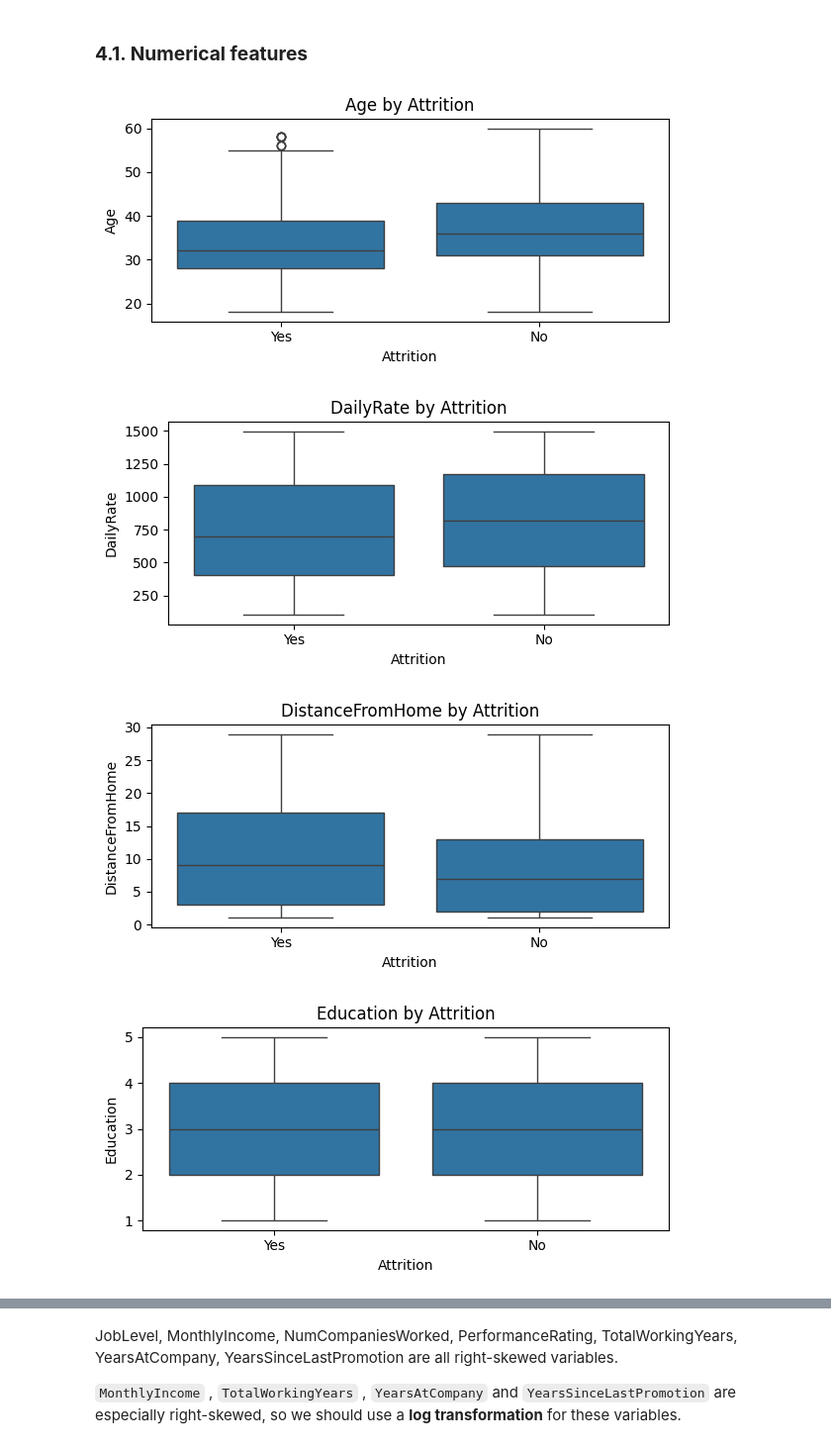
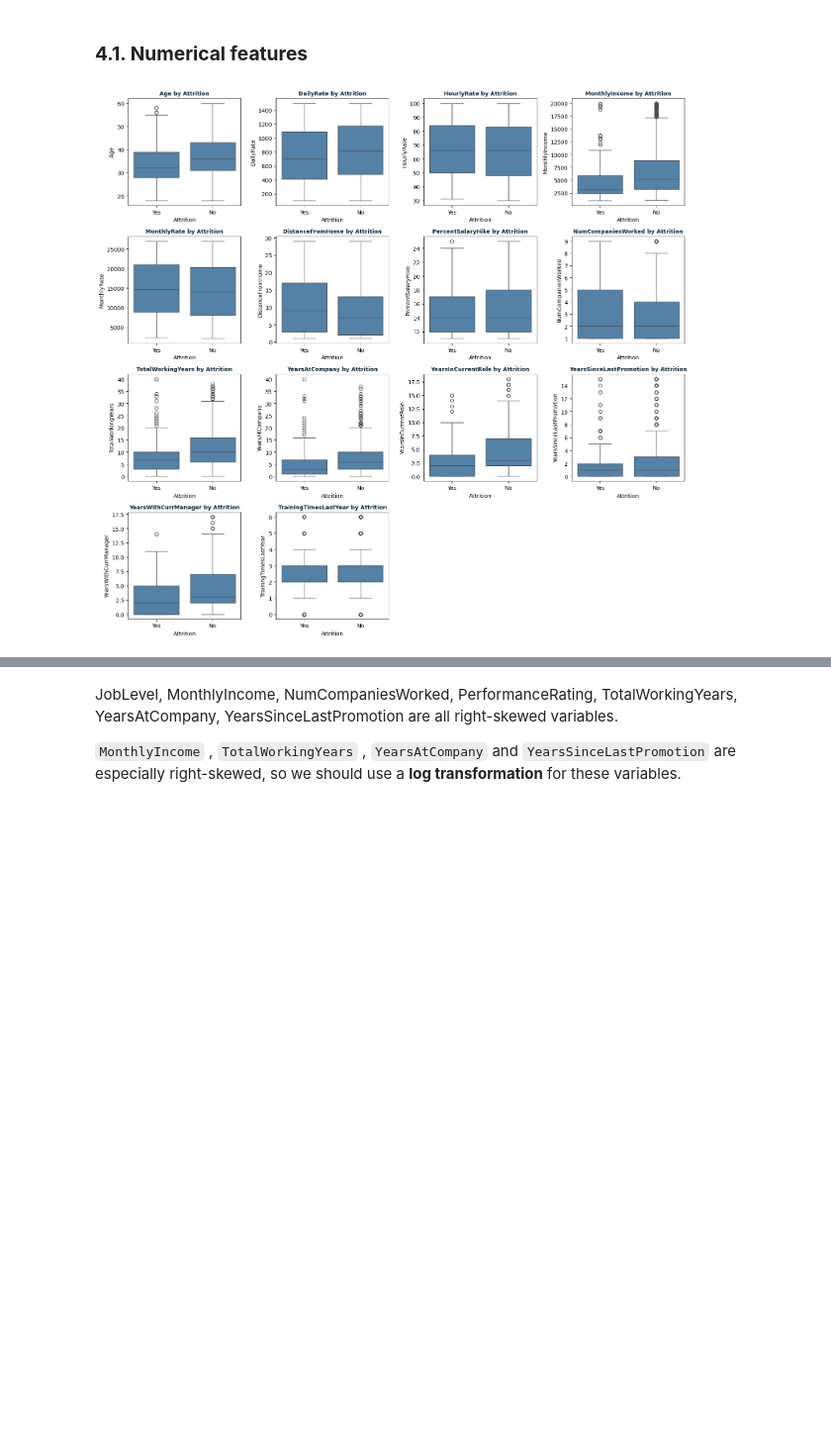
Before and after one commit to filipe-carmo/EDSB25_10, a Jupyter notebook: 2. Exploratory Data Analysis.ipynb, the cells around one changed output, grey strips where cells are left out. Shown at 99% size. Saved outputs shown, nothing was run; the diff lists cells and outputs as text; code cells hidden in the pictures; blank space fills up the shorter version.

```diff
--- a/2. Exploratory Data Analysis.ipynb
+++ b/2. Exploratory Data Analysis.ipynb
@@ -529,17 +527,26 @@ Now we shall inspect how the Attrition behaves according to the remaining variab
 # %% [markdown]
 ### **4.1. Numerical features**
 # %%
-numerical_cols = HR_EDA.select_dtypes(include=['float64', 'int64']).columns
+#numeric_cols was defined previously
+# Create a figure and subplots
+n_cols = 4
+n_rows = (len(numeric_cols) + n_cols - 1) // n_cols
 
-for col in numerical_cols:
-    plt.figure(figsize=(6, 3))
-    sns.boxplot(data=HR_EDA, x="Attrition", y=col)
-    plt.title(f"{col} by Attrition")
-    plt.tight_layout()
-    %matplotlib inline
-    plt.show()
+fig, axes = plt.subplots(n_rows, n_cols, figsize=(15, 3.5*n_rows))
+axes = axes.flatten()  # Flatten to make indexing easier
+
+for i, col in enumerate(numeric_cols):
+    sns.boxplot(data=HR_EDA, x="Attrition", y=col, color='steelblue', ax=axes[i])
+    axes[i].set_title(f"{col} by Attrition", color="#0B273A", fontsize=10, fontweight='bold')
+        # Color the tick labels (numbers on axes)
+    ax.tick_params(axis='x', colors='#0B273A', labelsize=9)
+    ax.tick_params(axis='y', colors='#0B273A', labelsize=9)
+
+# Hide any unused subplots
+for j in range(i+1, len(axes)):
+    axes[j].set_visible(False)
+
+plt.tight_layout()
+plt.show()
 # %% [output]
-[figure, old version]
+[figure, new version]
-[figure, removed]
-[figure, removed]
-[figure, removed]
```
Also changed, not shown: parts of 13 cells of this notebook.
